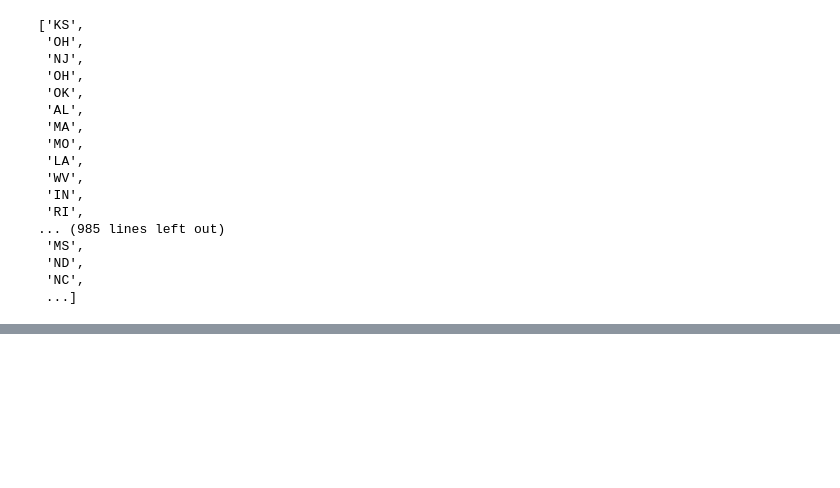
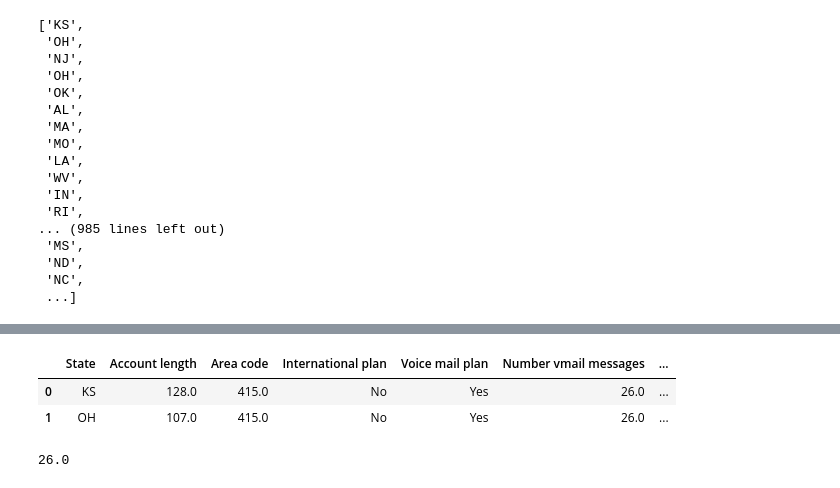
Before and after one commit to anshuman19/Data-analysis, a Jupyter notebook: Handling telecom_churn Dataset.ipynb, the cells around one changed output, grey strips where cells are left out. Cells and saved outputs as stored; diff of their text form; code cells hidden in the pictures; blank space fills up the shorter version.

```diff
--- a/Handling telecom_churn Dataset.ipynb
+++ b/Handling telecom_churn Dataset.ipynb
@@ -479,0 +511,12 @@ dic1
+# %%
+df2.at[0,'Number vmail messages']=26
+# %%
+df2.head(2)
+# %% [output]
+|  | State | Account length | Area code | International plan | Voice mail plan | Number vmail messages | ... |
+| 0 | KS | 128.0 | 415.0 | No | Yes | 26.0 | ... |
+| 1 | OH | 107.0 | 415.0 | No | Yes | 26.0 | ... |
+# %%
+df2.at['KS','Number vmail messages']
+# %% [output]
+26.0
```
Also changed, not shown: parts of 21 cells of this notebook.
